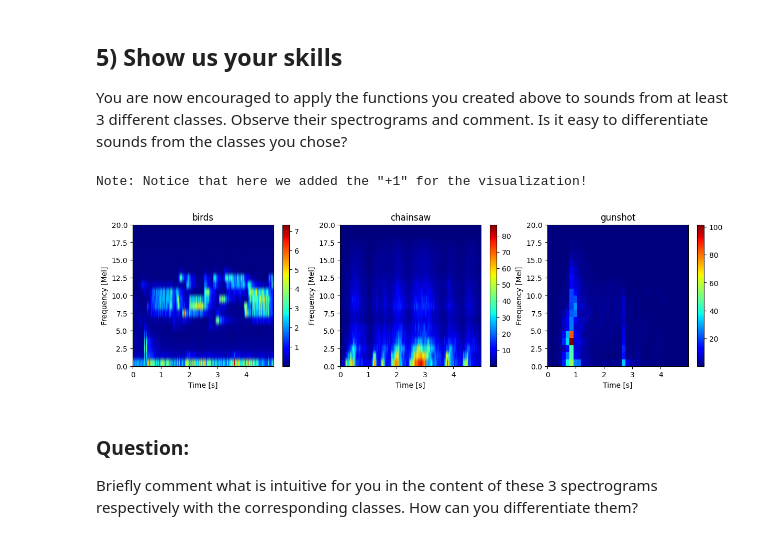
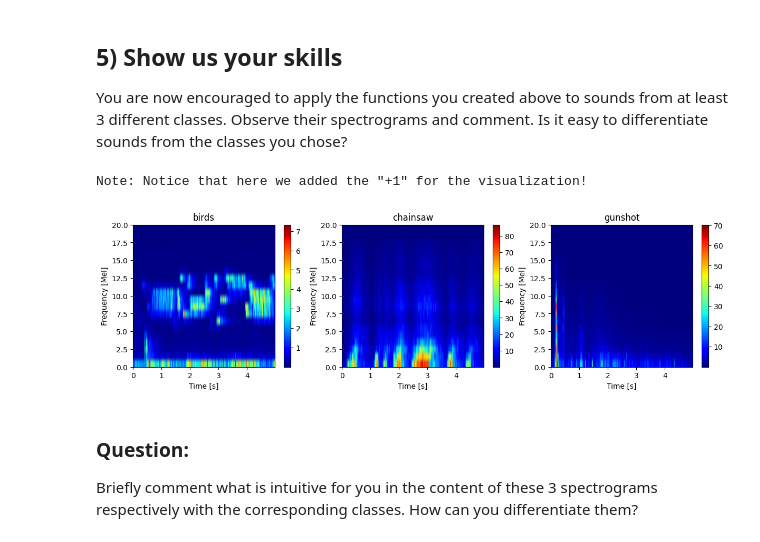
Before and after one commit to praticalmango/LELEC210X-groupef, a Jupyter notebook: classification/h1_feature_vectors.ipynb, the cells around one changed output. Saved outputs shown, nothing was run; the diff lists cells and outputs as text; code cells hidden in the pictures.

```diff
--- a/classification/h1_feature_vectors.ipynb
+++ b/classification/h1_feature_vectors.ipynb
@@ -427,36 +465,36 @@ You are now encouraged to apply the functions you created above to sounds from a
 ### Choose 3 sounds from different classes to observe how their mel spectrograms differ
 sound1 = dataset["birds", 7]
 sound2 = dataset["chainsaw", 2]
-sound3 = dataset["gunshot", 1]
+sound3 = dataset["gunshot", 5]
 
 "Compute the melspecgrams"
 x1, _ = sf.read(sound1)
 x2, _ = sf.read(sound2)
 x3, _ = sf.read(sound3)
 melspec1 = melspecgram(x1)
 melspec2 = melspecgram(x2)
 melspec3 = melspecgram(x3)
 
 print('Note: Notice that here we added the "+1" for the visualization!')
 
 "Plot"
 fig = plt.figure(figsize=(12, 3))
 ax1 = fig.add_axes([0.0, 0.0, 0.28, 0.9])
 ax2 = fig.add_axes([0.33, 0.0, 0.28, 0.9])
 ax3 = fig.add_axes([0.66, 0.0, 0.28, 0.9])
 plot_specgram(
     melspec1, ax=ax1, is_mel=True, title=get_cls_from_path(sound1), tf=len(y) / fs_down
 )
 plot_specgram(
     melspec2, ax=ax2, is_mel=True, title=get_cls_from_path(sound2), tf=len(y) / fs_down
 )
 plot_specgram(
     melspec3, ax=ax3, is_mel=True, title=get_cls_from_path(sound3), tf=len(y) / fs_down
 )
 plt.show()
 # %% [output]
 Note: Notice that here we added the "+1" for the visualization!
-[figure, old version]
+[figure, new version]
 # %% [markdown]
 ### Question:
 Briefly comment what is intuitive for you in the content of these 3 spectrograms respectively with the corresponding classes.
```
Also changed, not shown: parts of 10 cells of this notebook.
